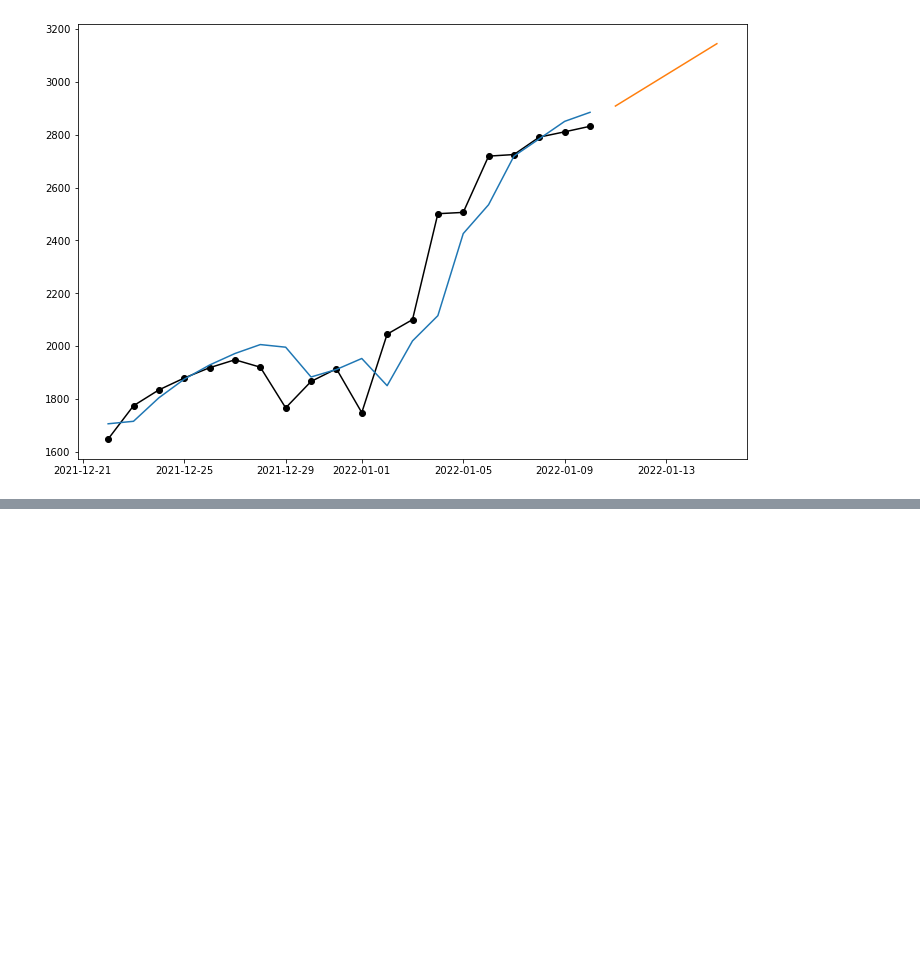
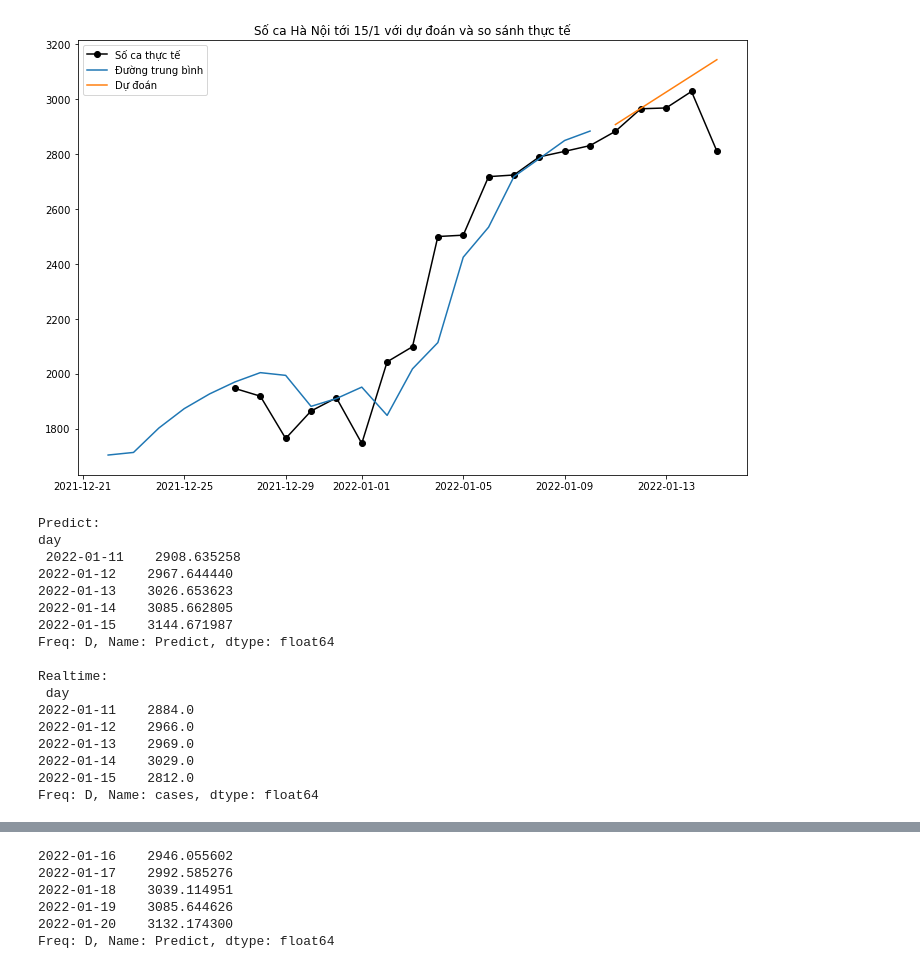
Before and after one commit to tu-leminh/Pandemic-in-Vietnam, a Jupyter notebook: main.ipynb, the cells around one changed output, grey strips where cells are left out. Cells and saved outputs as stored; diff of their text form; code cells hidden in the pictures; blank space fills up the shorter version.

```diff
--- a/main.ipynb
+++ b/main.ipynb
@@ -9,3 +9,4 @@ df=pd.read_csv('data.csv')
 df['day'] = pd.to_datetime(df['day'],dayfirst=True)
 df=df.set_index('day')
 df.index = pd.DatetimeIndex(df.index).to_period('D')
+df=df[df.index<'2022-01-16']
@@ -12,11 +64,44 @@ df.index = pd.DatetimeIndex(df.index).to_period('D')
 # %%
 ts=df[df['province']=='01_HN']['cases'].diff()[300:-5]
 fit1 = Holt(ts, initialization_method="estimated").fit()
 fcast1 = fit1.forecast(5).rename("Predict")
+ts=df[df['province']=='01_HN']['cases'].diff()[300:]
 plt.figure(figsize=(12, 8))
-plt.plot(ts.tail(20).index.to_timestamp(),ts.tail(20).values,marker="o", color="black")
-plt.plot(pd.DataFrame(fit1.fittedvalues).tail(20).index.to_timestamp(),pd.DataFrame(fit1.fittedvalues).tail(20).values)
-plt.plot(pd.DataFrame(fcast1).tail(20).index.to_timestamp(),pd.DataFrame(fcast1).tail(20))
+plt.plot(ts.tail(20).index.to_timestamp(),ts.tail(20).values,marker="o", color="black",label='Số ca thực tế')
+plt.plot(pd.DataFrame(fit1.fittedvalues).tail(20).index.to_timestamp(),pd.DataFrame(fit1.fittedvalues).tail(20).values,label='Đường trung bình')
+plt.plot(pd.DataFrame(fcast1).tail(20).index.to_timestamp(),pd.DataFrame(fcast1).tail(20),label = 'Dự đoán')
+plt.title('Số ca Hà Nội tới 15/1 với dự đoán và so sánh thực tế')
+plt.legend()
 plt.show()
+fit1.params_formatted
+print("Predict: \nday\n",fcast1,'\n')
+print("Realtime: \n",df[df['province']=='01_HN']['cases'].diff().tail(5),'\n')
+fit1 = Holt(ts, initialization_method="estimated").fit()
+fcast1 = fit1.forecast(5).rename("Predict")
+plt.figure(figsize=(12, 8))
+plt.plot(ts.tail(20).index.to_timestamp(),ts.tail(20).values,marker="o", color="black",label='Số ca thực tế')
+plt.plot(pd.DataFrame(fit1.fittedvalues).tail(20).index.to_timestamp(),pd.DataFrame(fit1.fittedvalues).tail(20).values,label='Đường trung bình')
+plt.plot(pd.DataFrame(fcast1).tail(20).index.to_timestamp(),pd.DataFrame(fcast1).tail(20),label = 'Dự đoán tương lai')
+plt.title('Số ca Hà Nội tới 15/1 với dự đoán tương lai tới 20/1')
+plt.legend()
+plt.show()
+print(fcast1)
 # %% [output]
-[figure, old version]
+[figure, new version]
+Predict:
+day
+ 2022-01-11    2908.635258
+2022-01-12    2967.644440
+2022-01-13    3026.653623
+2022-01-14    3085.662805
+2022-01-15    3144.671987
+Freq: D, Name: Predict, dtype: float64
+
+Realtime:
+ day
+2022-01-11    2884.0
+2022-01-12    2966.0
+2022-01-13    2969.0
+2022-01-14    3029.0
+2022-01-15    2812.0
+Freq: D, Name: cases, dtype: float64
@@ -22,0 +109,6 @@ plt.show()
+2022-01-16    2946.055602
+2022-01-17    2992.585276
+2022-01-18    3039.114951
+2022-01-19    3085.644626
+2022-01-20    3132.174300
+Freq: D, Name: Predict, dtype: float64
```
Also changed, not shown: parts of 5 cells of this notebook, 1 other file.
